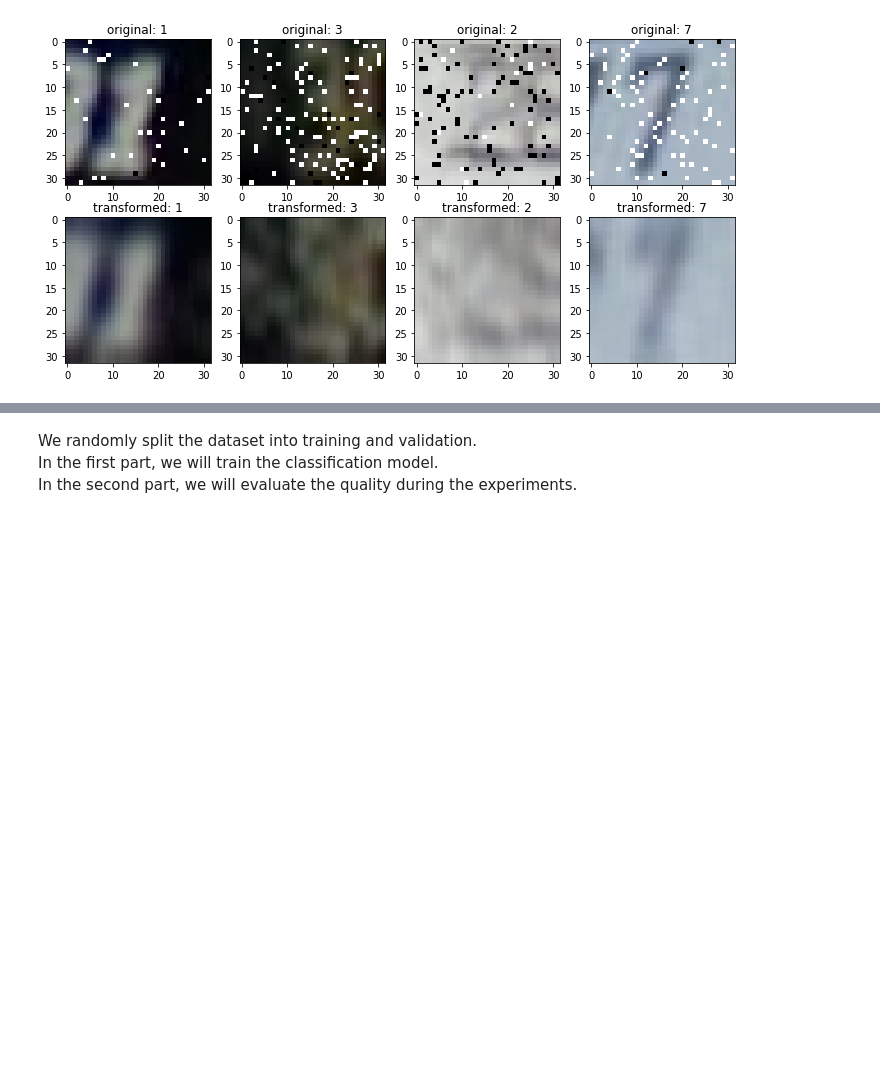
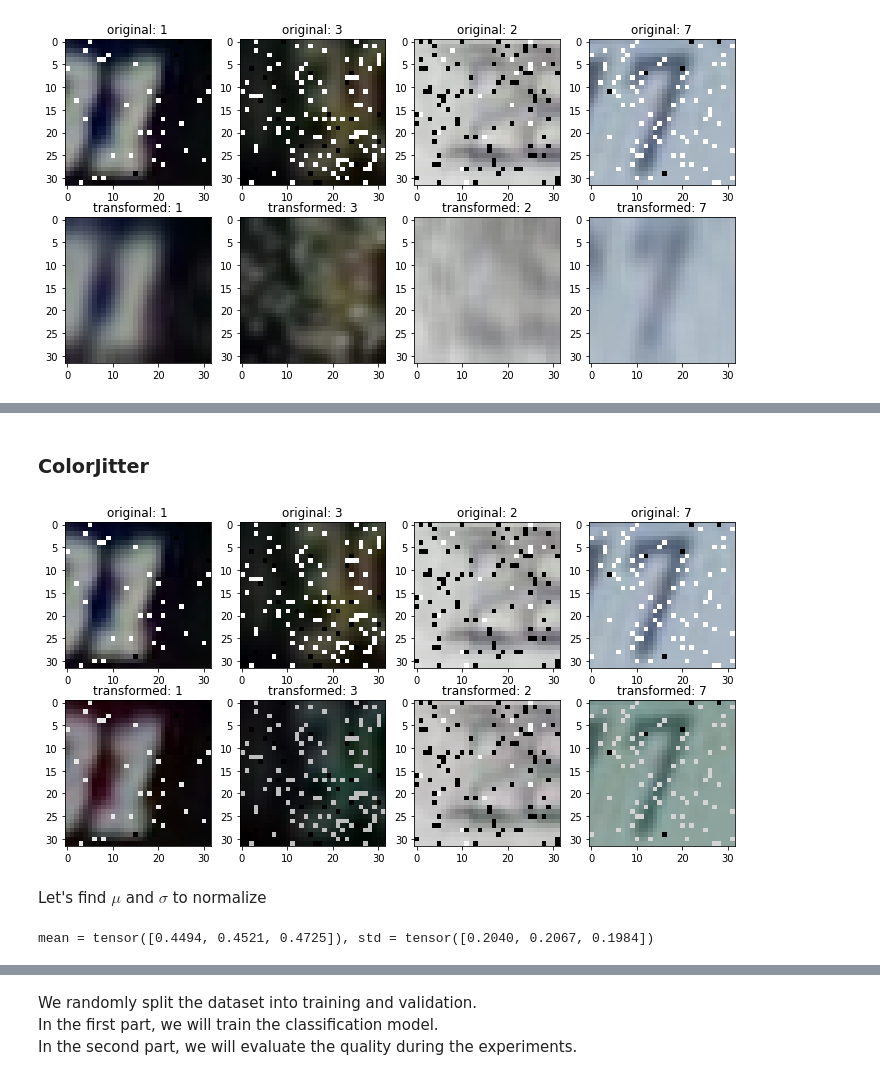
Before and after one commit to NickThe1/image-classification, a Jupyter notebook: classcnn.ipynb, the cells around one changed output, grey strips where cells are left out. Drawn from its saved outputs; the diff is of its cells as text; code cells hidden in the pictures; blank space fills up the shorter version.

```diff
--- a/classcnn.ipynb
+++ b/classcnn.ipynb
@@ -230,0 +292,20 @@ for i in range(4):
+# %% [markdown]
+### ColorJitter
+# %%
+jitter = T.ColorJitter(brightness=.5, hue=.3)
+jitter_imgs = [jitter(data[i][0]) for i in range(4)]
+
+figure = plt.figure(figsize=(12, 12))
+for i, img in enumerate(jitter_imgs):
+    figure.add_subplot(1, 4, i+1)
+    plt.title("transformed: " + str(data[i][1]))
+    plt.imshow(torch.moveaxis(img.squeeze(), 0, 2))
+
+for i in range(4):
+    figure.add_subplot(2, 4, i+1)
+    plt.title("original: " + str(data[i][1]))
+    plt.imshow(torch.moveaxis(data[i][0].squeeze(), 0, 2))
+# %% [output]
+[figure, added]
+# %% [markdown]
+Let's find $\mu$ and $\sigma$ to normalize
@@ -230,0 +324,5 @@ for i in range(4):
+# %%
+mean, std = get_mean_and_std(analysis_dataloader)
+print(f"mean = {mean}, std = {std}")
+# %% [output]
+mean = tensor([0.4494, 0.4521, 0.4725]), std = tensor([0.2040, 0.2067, 0.1984])
```
Also changed, not shown: parts of 25 cells of this notebook.
